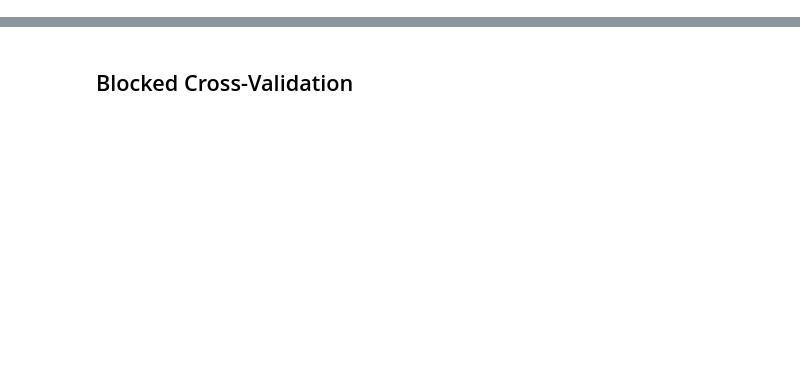
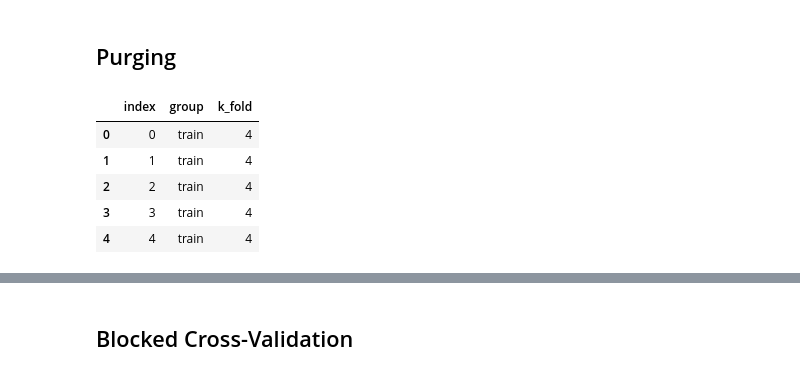
Before and after one commit to afanzott/Data_Science_Best_Practice, a Jupyter notebook: research_notebooks/7_time_series.ipynb, the cells around one changed output, grey strips where cells are left out. Saved outputs shown, nothing was run; the diff lists cells and outputs as text; code cells hidden in the pictures; blank space fills up the shorter version.

```diff
--- a/research_notebooks/7_time_series.ipynb
+++ b/research_notebooks/7_time_series.ipynb
@@ -84,0 +94,14 @@ Fold 4:
+# %%
+rmse_rolling = []
+
+for i, (train_index, test_index) in enumerate(tscv_rolling.split(product_demand_data["product_1_demand"])):
+    X_train, X_test = product_demand_data["product_1_demand"].iloc[train_index], product_demand_data["product_1_demand"].iloc[test_index]
+
+    # Fit the model on rolling folds
+    arima = sm.tsa.ARIMA(X_train, order=(1, 1, 1)).fit()
+    predictions = arima.predict(start=X_test.index.values[0], end= X_test.index.values[-1])
+
+    # Calculate RMSE
+    true_values = X_test.values
+    rmse_rolling.append(np.sqrt(mean_squared_error(true_values, predictions)))
+    print("RMSE Rolling Window - Fold {}: {}".format(i+1, np.mean(rmse_rolling)))
@@ -85 +121,44 @@ Fold 4:
+# %% [markdown]
+## Purging
+# %%
+# Set the gap hyperparameter in TimeSeriesSplit
+tscv_purging = TimeSeriesSplit(max_train_size=None, n_splits=5, gap = 4)
+purging_folds = []
+
+# Get indices in each fold
+for i, (train_index, test_index) in enumerate(tscv_purging.split(product_demand_data["product_1_demand"])):
+    #print("-------------------------------------")
+    #print(f"Fold {i + 1}:")
+    #print("TRAIN indices:", train_index)
+    #print("TEST indices:", test_index)
+    #print("")
+    purging_folds.append([train_index, test_index])
+
+# Create dfs
+purging_folds_df = []
+for i in purging_folds:
+    df_train = pd.DataFrame(zip(i[0], ['train']*len(i[0])),
+                            columns=['index','group'])
+    df_test = pd.DataFrame(zip(i[1], ['test']*len(i[1])),
+                           columns=['index','group'])
+    df = pd.concat([df_train, df_test], axis=0)
+    purging_folds_df.append(df)
+
+# Assign the row numbers to each iteration for plotting
+list_num = [i[0] for i in list(enumerate(folds))]
+list_num.reverse()
+list_r = []
+for i,j in zip(purging_folds_df, list_num):
+    i['k_fold']=[j]*len(i)
+    list_r.append(i)
+
+df_purging = pd.concat(list_r, axis=0)
+df_purging.head()
+# %% [output]
+|  | index | group | k_fold |
+| 0 | 0 | train | 4 |
+| 1 | 1 | train | 4 |
+| 2 | 2 | train | 4 |
+| 3 | 3 | train | 4 |
+| 4 | 4 | train | 4 |
 # %%
```
Also changed, not shown: parts of 16 cells of this notebook.
